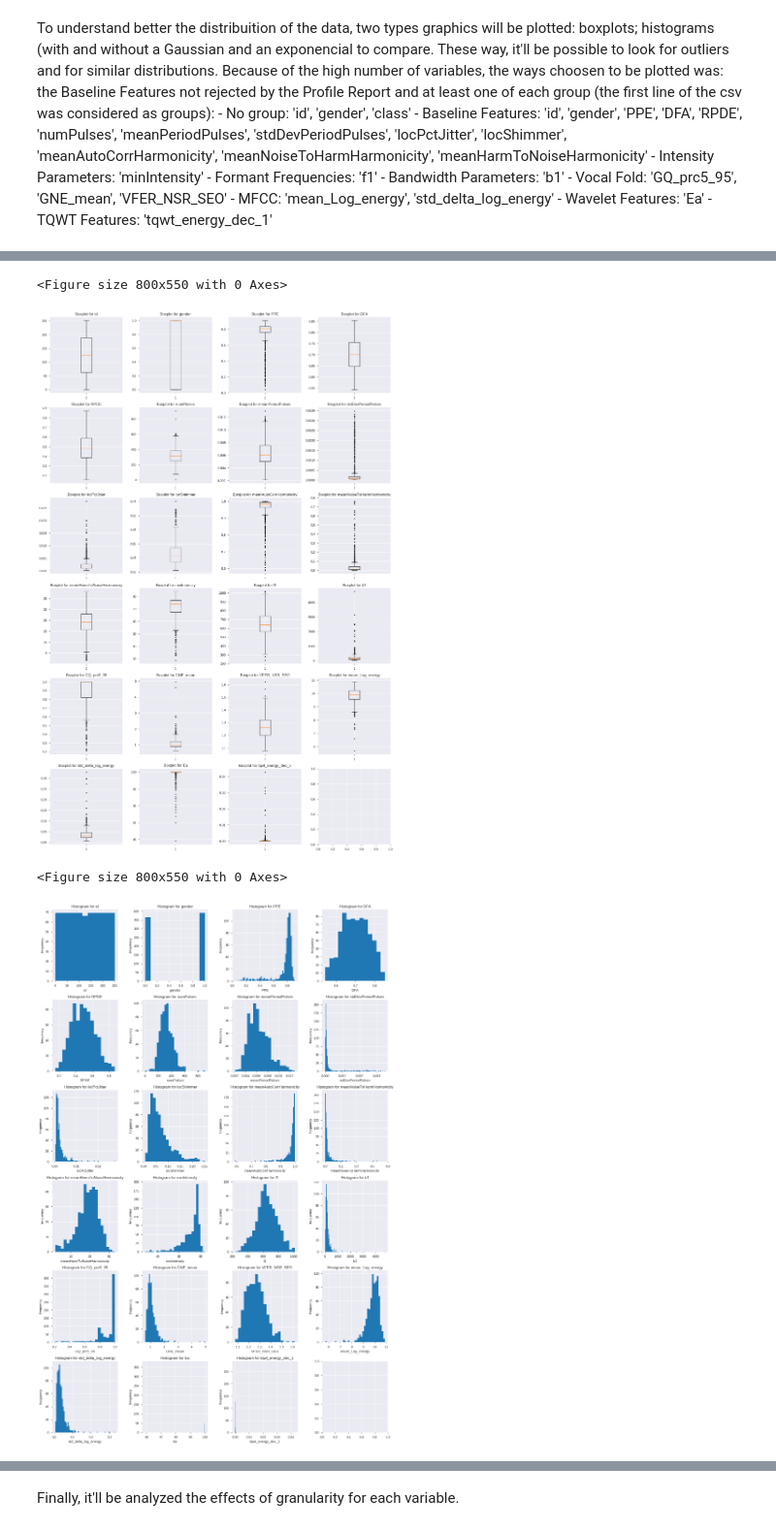
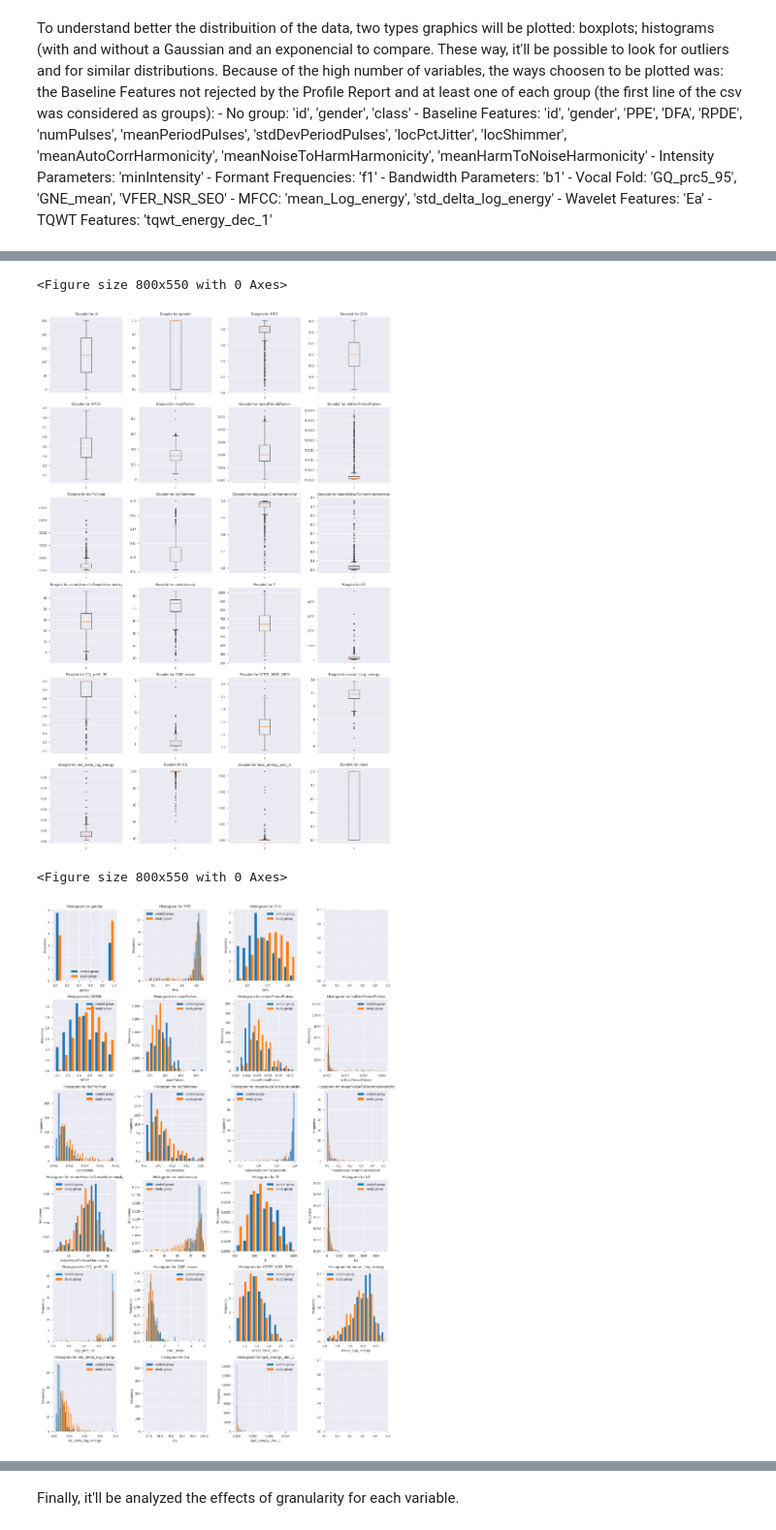
Before and after one commit to RenanNunes/Data_Science_Project_IST, a Jupyter notebook: Lab01_Data_exploration.ipynb, the cells around one changed output, grey strips where cells are left out. Shown at 97% size. Cells and saved outputs as stored; diff of their text form; code cells hidden in the pictures.

Commit message:
Histograms divided by class (control group and study group) and heatmap for baseline features

```diff
--- a/Lab01_Data_exploration.ipynb
+++ b/Lab01_Data_exploration.ipynb
@@ -134,7 +136,7 @@ Because of the high number of variables, the ways choosen to be plotted was: the
     - Wavelet Features: 'Ea'
     - TQWT Features: 'tqwt_energy_dec_1'
 # %%
-analysis = new_data[['id', 'gender', 'PPE', 'DFA', 'RPDE', 'numPulses', 'meanPeriodPulses', 'stdDevPeriodPulses', 'locPctJitter', 'locShimmer', 'meanAutoCorrHarmonicity', 'meanNoiseToHarmHarmonicity', 'meanHarmToNoiseHarmonicity', 'minIntensity', 'f1', 'b1', 'GQ_prc5_95', 'GNE_mean', 'VFER_NSR_SEO', 'mean_Log_energy', 'std_delta_log_energy', 'Ea', 'tqwt_energy_dec_1']]
+analysis = new_data[['id', 'gender', 'PPE', 'DFA', 'RPDE', 'numPulses', 'meanPeriodPulses', 'stdDevPeriodPulses', 'locPctJitter', 'locShimmer', 'meanAutoCorrHarmonicity', 'meanNoiseToHarmHarmonicity', 'meanHarmToNoiseHarmonicity', 'minIntensity', 'f1', 'b1', 'GQ_prc5_95', 'GNE_mean', 'VFER_NSR_SEO', 'mean_Log_energy', 'std_delta_log_energy', 'Ea', 'tqwt_energy_dec_1', 'class']]
 analysis.head()
 # %% [output]
 |  | id | gender | PPE | DFA | RPDE | numPulses | meanPeriodPulses | stdDevPeriodPulses | ... |
@@ -164,24 +166,27 @@ fig.tight_layout()
 plt.show()
 # %% [output]
 <Figure size 800x550 with 0 Axes>
-[figure, old version]
+[figure, new version]
 # %%
 columns = analysis.select_dtypes(include='number').columns
 rows, cols = choose_grid(len(columns))
 plt.figure()
 fig, axs = plt.subplots(rows, cols, figsize=(cols*4, rows*4), squeeze=False)
 i, j = 0 , 0
 for n in range(len(columns)):
+    if (columns[n] == 'id' or columns[n] == 'class'):
+        continue
     axs[i, j].set_title('Histogram for %s'%columns[n])
     axs[i, j].set_xlabel(columns[n])
     axs[i, j].set_ylabel('frequency')
-    axs[i, j].hist(analysis[columns[n]].dropna().values, 'auto')
+    axs[i, j].hist([analysis[analysis['class']==0][columns[n]].dropna().values, analysis[analysis['class']==1][columns[n]].dropna().values], 'auto', label=['control group', 'study group'], density=True)
+    axs[i, j].legend(loc='best')
     i, j = (i + 1, 0) if (n+1) % cols == 0 else (i, j + 1)
 fig.tight_layout()
 plt.show()
 # %% [output]
 <Figure size 800x550 with 0 Axes>
-[figure, old version]
+[figure, new version]
 # %%
 import seaborn as sns
 
```
Also changed, not shown: parts of 12 cells of this notebook, 1 other file.
